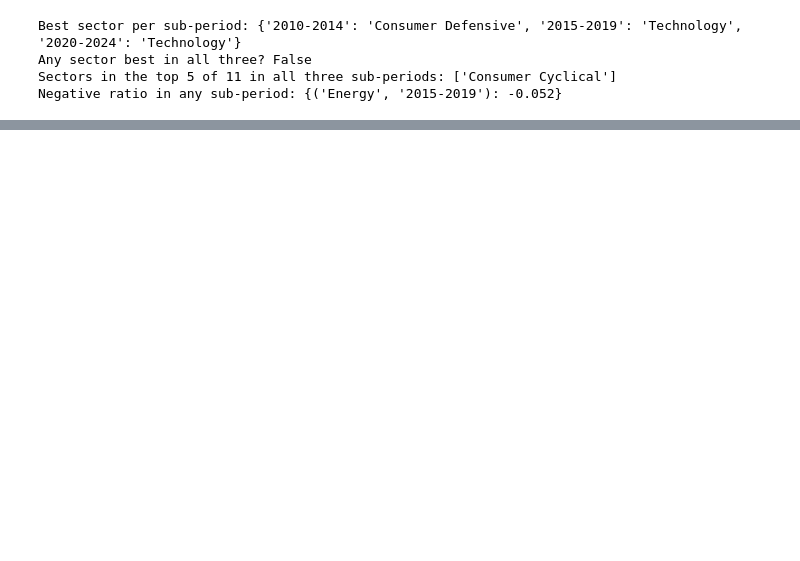
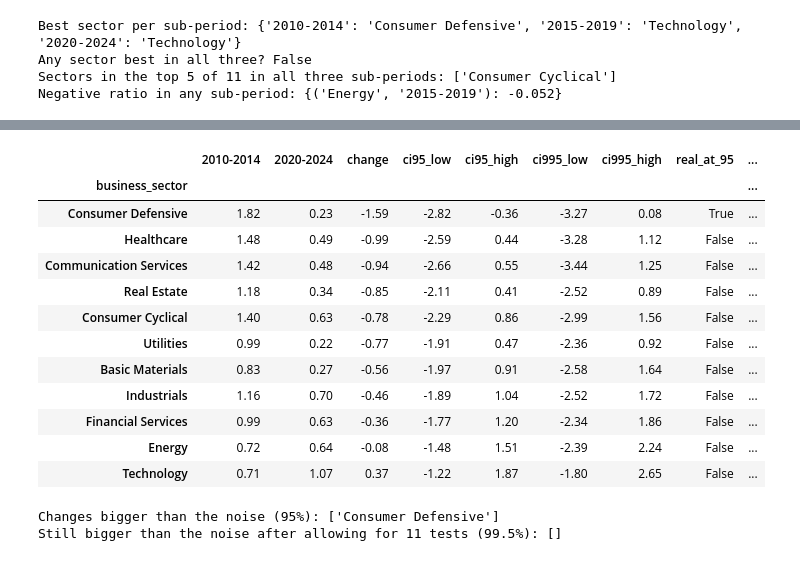
Before and after one commit to nmacharla889/dbt_sp500_stocks, a Jupyter notebook: notebooks/sector_risk_return.ipynb, the cells around one changed output, grey strips where cells are left out. Saved outputs shown, nothing was run; the diff lists cells and outputs as text; code cells hidden in the pictures; blank space fills up the shorter version.

```diff
--- a/notebooks/sector_risk_return.ipynb
+++ b/notebooks/sector_risk_return.ipynb
@@ -132,21 +215,22 @@ weekly["sub_period"] = np.select(
 weekly["log_ret"] = np.log1p(weekly["sector_weekly_return"])
 
 
-def summarise(g):
-    mean_log = g["log_ret"].mean()
-    vol = g["log_ret"].std(ddof=1) * np.sqrt(WEEKS_PER_YEAR)   # sample std, same as Spark stddev
-    ret = np.exp(mean_log * WEEKS_PER_YEAR) - 1
-    return pd.Series({
-        "weeks": len(g),
-        "avg_tickers": g["ticker_count"].mean(),
-        "annualised_return": ret,
-        "annualised_volatility": vol,
-        "return_per_volatility": ret / vol,
-    })
+def summarise(df, keys):
+    # Named aggregations instead of groupby().apply(), which warns in newer pandas.
+    out = df.groupby(keys).agg(
+        weeks=("log_ret", "size"),
+        avg_tickers=("ticker_count", "mean"),
+        mean_log=("log_ret", "mean"),
+        sd_log=("log_ret", "std"),          # sample std (ddof=1), same as Spark stddev
+    ).reset_index()
+    out["annualised_return"] = np.exp(out["mean_log"] * WEEKS_PER_YEAR) - 1
+    out["annualised_volatility"] = out["sd_log"] * np.sqrt(WEEKS_PER_YEAR)
+    out["return_per_volatility"] = out["annualised_return"] / out["annualised_volatility"]
+    return out.drop(columns=["mean_log", "sd_log"])
 
 
-by_period = weekly.groupby(["business_sector", "sub_period"]).apply(summarise).reset_index()
-full = weekly.groupby("business_sector").apply(summarise).reset_index().assign(sub_period="full")
+by_period = summarise(weekly, ["business_sector", "sub_period"])
+full = summarise(weekly, ["business_sector"]).assign(sub_period="full")
 calc = pd.concat([by_period, full], ignore_index=True)
 calc.shape
 # %% [output]
@@ -279,0 +376,34 @@ C:\Projects\dbt_sp500_stocks\data\mart_sector_risk_return.csv True
+# %%
+first, last = SUB_PERIODS[0], SUB_PERIODS[-1]
+chg_rows = []
+for sector in ratio.index:
+    d = boot[(sector, last)] - boot[(sector, first)]   # independent resamples of two separate periods
+    chg_rows.append({"business_sector": sector,
+                     first: ratio.loc[sector, first], last: ratio.loc[sector, last],
+                     "change": ratio.loc[sector, last] - ratio.loc[sector, first],
+                     "ci95_low": np.percentile(d, 2.5), "ci95_high": np.percentile(d, 97.5),
+                     "ci995_low": np.percentile(d, 0.25), "ci995_high": np.percentile(d, 99.75)})
+chg = pd.DataFrame(chg_rows).set_index("business_sector").sort_values("change")
+chg["real_at_95"] = (chg["ci95_low"] > 0) | (chg["ci95_high"] < 0)
+chg["real_at_99_5"] = (chg["ci995_low"] > 0) | (chg["ci995_high"] < 0)
+display(chg.round(2))
+
+real_changes = chg.index[chg["real_at_95"]].tolist()
+print("Changes bigger than the noise (95%):", real_changes)
+print("Still bigger than the noise after allowing for 11 tests (99.5%):", chg.index[chg["real_at_99_5"]].tolist())
+# %% [output]
+|  | 2010-2014 | 2020-2024 | change | ci95_low | ci95_high | ci995_low | ci995_high | real_at_95 | ... |
+| business_sector |  |  |  |  |  |  |  |  | ... |
+| Consumer Defensive | 1.82 | 0.23 | -1.59 | -2.82 | -0.36 | -3.27 | 0.08 | True | ... |
+| Healthcare | 1.48 | 0.49 | -0.99 | -2.59 | 0.44 | -3.28 | 1.12 | False | ... |
+| Communication Services | 1.42 | 0.48 | -0.94 | -2.66 | 0.55 | -3.44 | 1.25 | False | ... |
+| Real Estate | 1.18 | 0.34 | -0.85 | -2.11 | 0.41 | -2.52 | 0.89 | False | ... |
+| Consumer Cyclical | 1.40 | 0.63 | -0.78 | -2.29 | 0.86 | -2.99 | 1.56 | False | ... |
+| Utilities | 0.99 | 0.22 | -0.77 | -1.91 | 0.47 | -2.36 | 0.92 | False | ... |
+| Basic Materials | 0.83 | 0.27 | -0.56 | -1.97 | 0.91 | -2.58 | 1.64 | False | ... |
+| Industrials | 1.16 | 0.70 | -0.46 | -1.89 | 1.04 | -2.52 | 1.72 | False | ... |
+| Financial Services | 0.99 | 0.63 | -0.36 | -1.77 | 1.20 | -2.34 | 1.86 | False | ... |
+| Energy | 0.72 | 0.64 | -0.08 | -1.48 | 1.51 | -2.39 | 2.24 | False | ... |
+| Technology | 0.71 | 1.07 | 0.37 | -1.22 | 1.87 | -1.80 | 2.65 | False | ... |
+Changes bigger than the noise (95%): ['Consumer Defensive']
+Still bigger than the noise after allowing for 11 tests (99.5%): []
```
Also changed, not shown: parts of 20 cells of this notebook, 19 other files.
